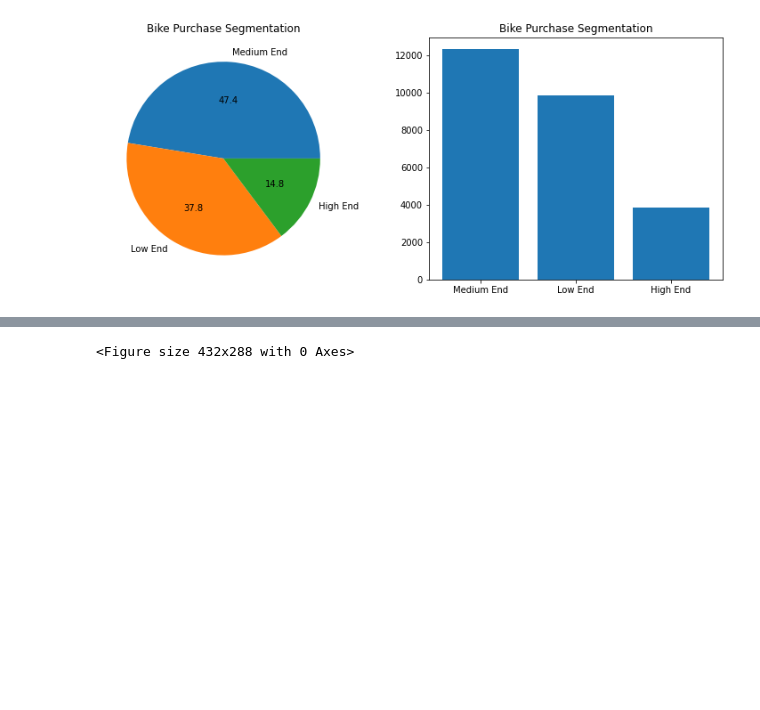
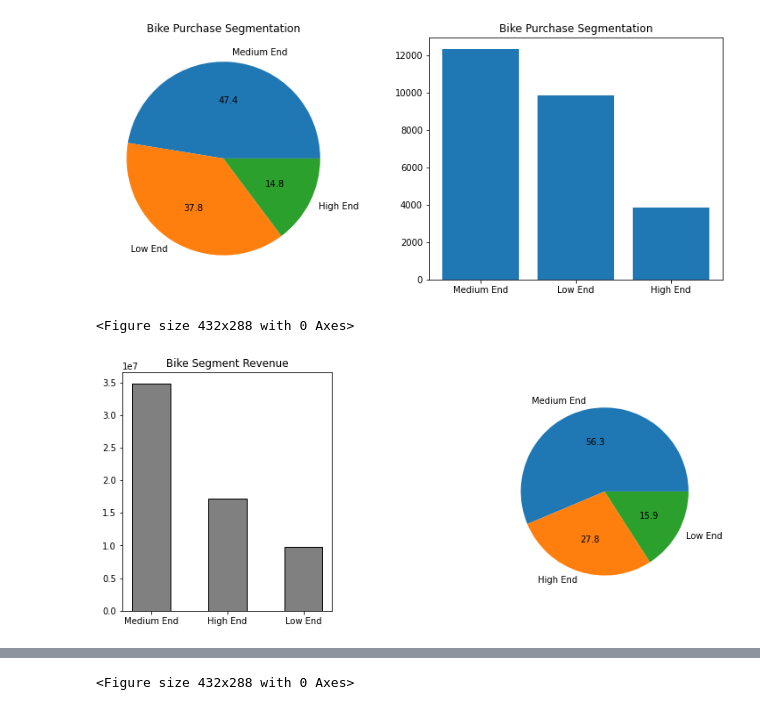
Before and after one commit to juanm05/UK-Bike-Store, a Jupyter notebook: main.ipynb, the cells around one changed output, grey strips where cells are left out. Drawn from its saved outputs; the diff is of its cells as text; code cells hidden in the pictures; blank space fills up the shorter version.

```diff
--- a/main.ipynb
+++ b/main.ipynb
@@ -718,3 +717,20 @@ plt.show()
 2    High End          3838
 <Figure size 432x288 with 0 Axes>
 [figure]
+# %%
+# Revenue by Bike Segment
+plt.clf()
+plt.figure(figsize = (12, 5))
+
+ax1 = plt.subplot(1, 2, 1)
+ax1.bar(x = df_bikes.groupby("Bike_Segment").Revenue.sum().reset_index().sort_values(by = ["Revenue"], ascending = False)["Bike_Segment"], height = df_bikes.groupby("Bike_Segment").Revenue.sum().reset_index().sort_values(by = ["Revenue"], ascending = False)["Revenue"], width = 0.5, color = "gray", edgecolor = "black")
+ax1.set_title("Bike Segment Revenue")
+
+ax2 = plt.subplot(1, 2, 2)
+ax2.pie(x = df_bikes.groupby("Bike_Segment").Revenue.sum().reset_index().sort_values(by = ["Revenue"], ascending = False)["Revenue"], labels = df_bikes.groupby("Bike_Segment").Revenue.sum().reset_index().sort_values(by = ["Revenue"], ascending = False)["Bike_Segment"], autopct="%.1f")
+
+plt.subplots_adjust(wspace=0.8)
+plt.show()
+# %% [output]
+<Figure size 432x288 with 0 Axes>
+[figure, added]
```
Also changed, not shown: parts of 3 cells of this notebook, 1 other file.
